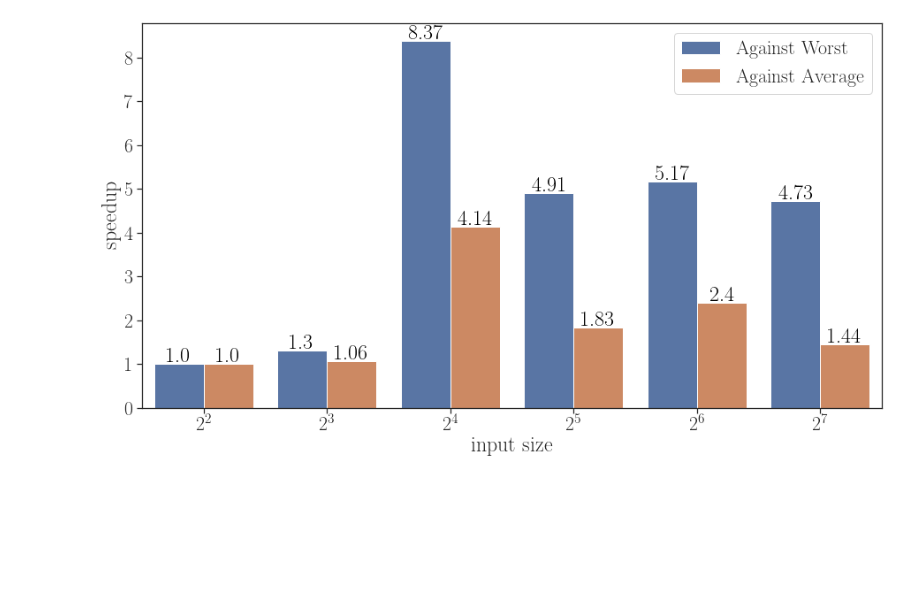
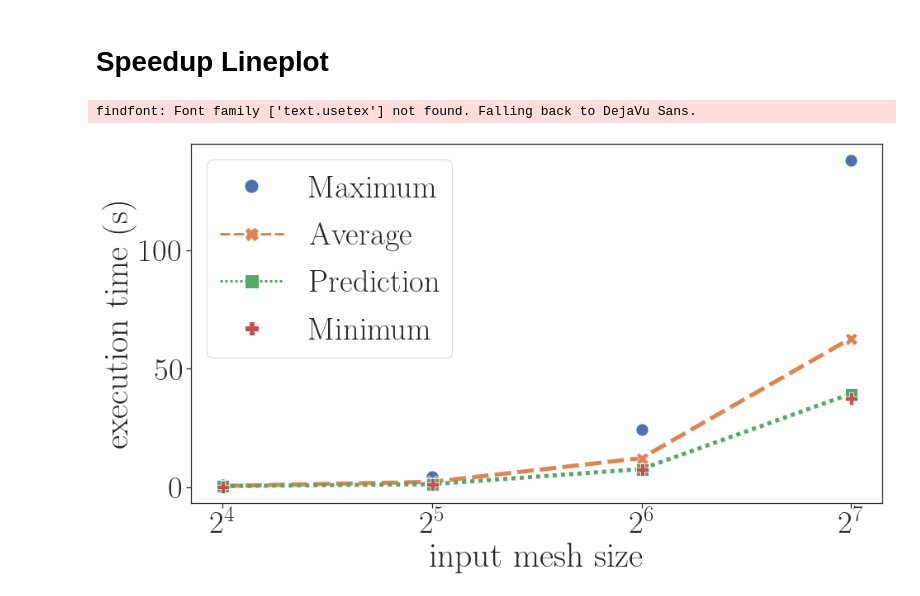
Before and after one commit to Naifeng/Variant-Selection, a Jupyter notebook: Halide/FFT/fft_gpu/results/plot.ipynb, the cells around one changed output. Saved outputs shown, nothing was run; the diff lists cells and outputs as text; code cells hidden in the pictures; blank space fills up the shorter version.

```diff
--- a/Halide/FFT/fft_gpu/results/plot.ipynb
+++ b/Halide/FFT/fft_gpu/results/plot.ipynb
@@ -44,13 +40,0 @@ for line in range(0,df.shape[0]):
-# %%
-plt.figure(figsize=(15,8))
-
-sns.set(style="ticks", font_scale=1.5)
-df = pd.read_csv("Blur_2^14_data.csv")
-ax = sns.barplot(x="schedule", y="runtime", data=df)
-ax.set_title('Blur_3x3 with 2^14 input')
-ax.set_xlabel('schedules')
-ax.set_ylabel('execution time (s)')
-
-for line in range(0,df.shape[0]):
-     ax.text(line+0.01, df.runtime[line]+0.1, df.runtime[line], horizontalalignment='center',
-     size='medium', color='black')
@@ -59,37 +41,53 @@ for line in range(0,df.shape[0]):
+# %% [markdown]
+# Speedup Lineplot
 # %%
 import matplotlib.pyplot as plt
+from matplotlib import rc
 import seaborn as sns
 import pandas as pd
 import numpy as np
-from matplotlib import rc
 
+# font
 rc('font', **{'family': 'serif', 'serif': ['Computer Modern']})
 rc('text', usetex=True)
+# figure size
+plt.figure(figsize=(15,8))
+# style
+sns.set(style="ticks", font_scale=3.5, font='text.usetex')
 
-plt.figure(figsize=(15,8))
-
-sns.set(style="ticks", font_scale=2, font='text.usetex')
-
-df = pd.read_csv("result_plot_speedup.csv")
-
-ax = sns.barplot(x="mesh_size", y="speedup", hue='shape', data=df)
+# read data
+df = pd.read_csv("result_plot.csv")
+# set labels
+ax = sns.lineplot(x="mesh_size", y="runtime", hue="shape",
+                  style='shape',
+                  markers=True, data=df, linewidth=5, markersize=15)
 #ax.set_title('Blur_3x3 with 2^15 input')
 
-ax.set_xlabel('input size')
-ax.set_ylabel('speedup')
+ax.lines[0].set_linestyle("None")
+ax.lines[3].set_linestyle("None")
+#customize: ax.lines[1].set_marker("^")
+ax.set_xlabel('input mesh size')
+ax.set_ylabel('execution time (s)')
 
-handles, labels = ax.get_legend_handles_labels()
-ax.legend(handles=handles[0:], labels=labels[0:])
-
-for line in range(0,6):
-     ax.text(line-0.2, df.speedup[line]+0.05, df.speedup[line], horizontalalignment='center',
-     size='medium', color='black')
-
-for line in range(6,12):
-     ax.text(line-5.8, df.speedup[line]+0.05, df.speedup[line], horizontalalignment='center',
-     size='medium', color='black')
+# uncomment the following two lines for a log scale plot
+#ax.set(yscale="log")
+#ax.set_ylim([1e-2, 1000])
 
 
+#customize: ax.legend().get_lines()[3].set_linestyle("None")
+handles, labels = ax.get_legend_handles_labels()
+handles[1].set_linestyle("None")
+handles[4].set_linestyle("None")
+for handle in handles:
+    handle.set_markersize(15)
+    handle.set_linewidth(3)
+#customize: handles[2].set_marker("^")
+#customize: handles[1].set_linestyle("-")
+#customize: handles[2].set_linestyle("--")
+ax.legend(handles=handles[1:], labels=labels[1:])
+
+# plot
 plt.show()
 # %% [output]
+findfont: Font family ['text.usetex'] not found. Falling back to DejaVu Sans.
-[figure, old version]
+[figure, new version]
```
Also changed, not shown: parts of 6 cells of this notebook, 26 other files.
